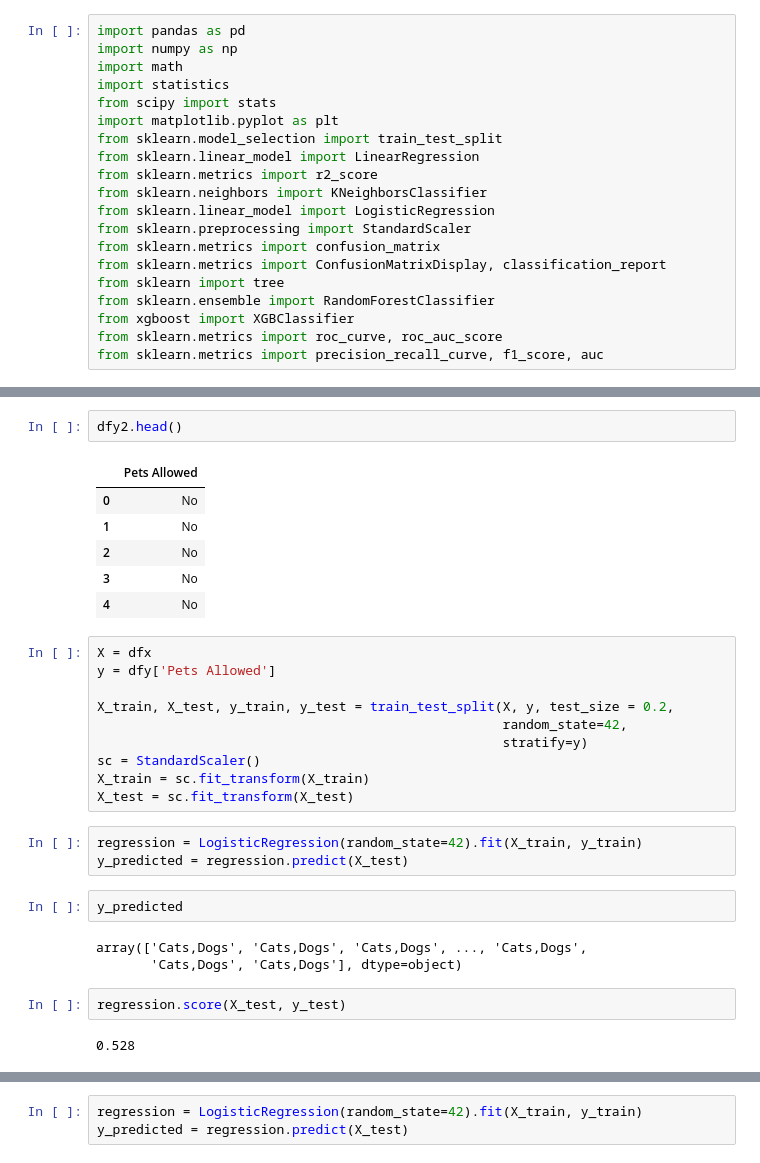
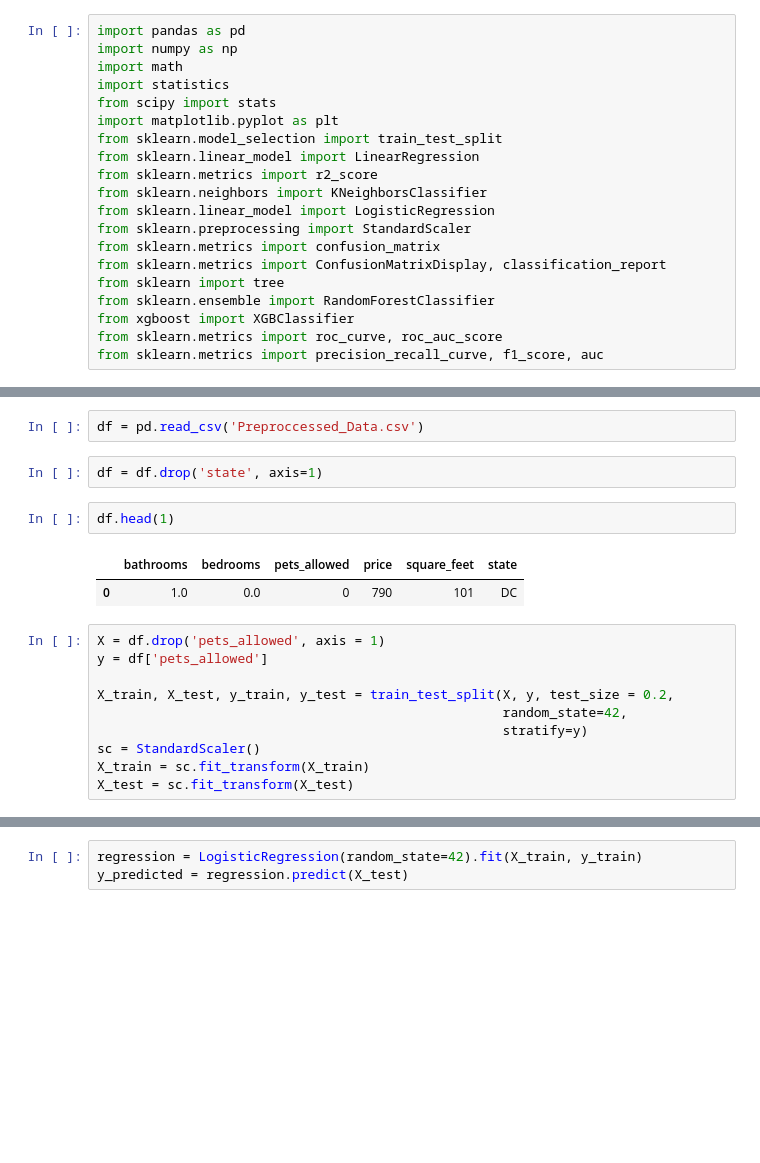
Before and after one commit to SDPowell2233/StevenP_CSCI_1070, a Jupyter notebook: Final Project Code/FP-Machine Learning.ipynb, the cells around one changed output, grey strips where cells are left out. Cells and saved outputs as stored; diff of their text form; blank space fills up the shorter version.

```diff
--- a/Final Project Code/FP-Machine Learning.ipynb
+++ b/Final Project Code/FP-Machine Learning.ipynb
@@ -41,15 +21,15 @@ Name: count, dtype: int64
-# %%
-dfy2.head()
-# %% [output]
-|  | Pets Allowed |
-| 0 | No |
-| 1 | No |
-| 2 | No |
-| 3 | No |
-| 4 | No |
+# %%
+df = pd.read_csv('Preproccessed_Data.csv')
+# %%
+df = df.drop('state', axis=1)
+# %%
+df.head(1)
+# %% [output]
+|  | bathrooms | bedrooms | pets_allowed | price | square_feet | state |
+| 0 | 1.0 | 0.0 | 0 | 790 | 101 | DC |
 # %%
-X = dfx
-y = dfy['Pets Allowed']
+X = df.drop('pets_allowed', axis = 1)
+y = df['pets_allowed']
 
 X_train, X_test, y_train, y_test = train_test_split(X, y, test_size = 0.2,
                                                     random_state=42,
@@ -57,15 +37,3 @@ X_train, X_test, y_train, y_test = train_test_split(X, y, test_size = 0.2,
 sc = StandardScaler()
 X_train = sc.fit_transform(X_train)
 X_test = sc.fit_transform(X_test)
-# %%
-regression = LogisticRegression(random_state=42).fit(X_train, y_train)
-y_predicted = regression.predict(X_test)
-# %%
-y_predicted
-# %% [output]
-array(['Cats,Dogs', 'Cats,Dogs', 'Cats,Dogs', ..., 'Cats,Dogs',
-       'Cats,Dogs', 'Cats,Dogs'], dtype=object)
-# %%
-regression.score(X_test, y_test)
-# %% [output]
-0.528
```
Also changed, not shown: parts of 20 cells of this notebook, 7 other files.
